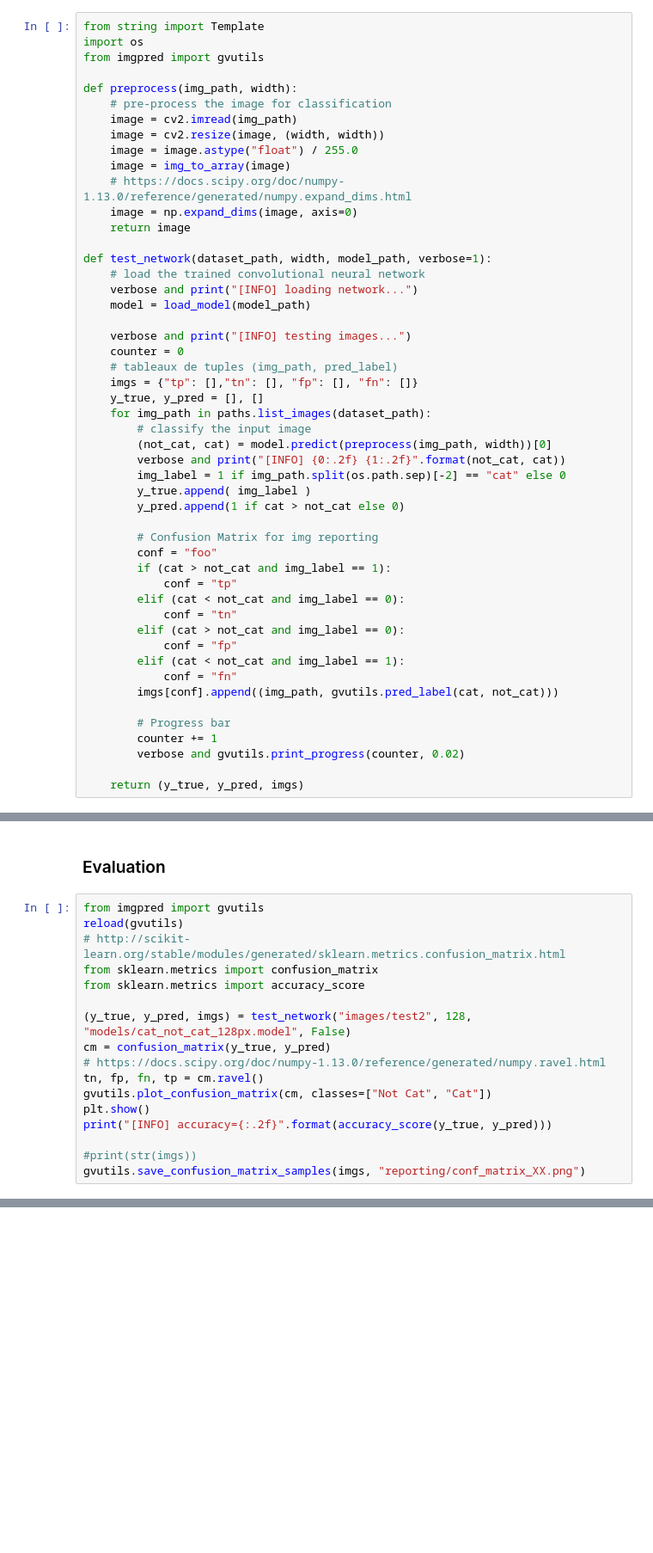
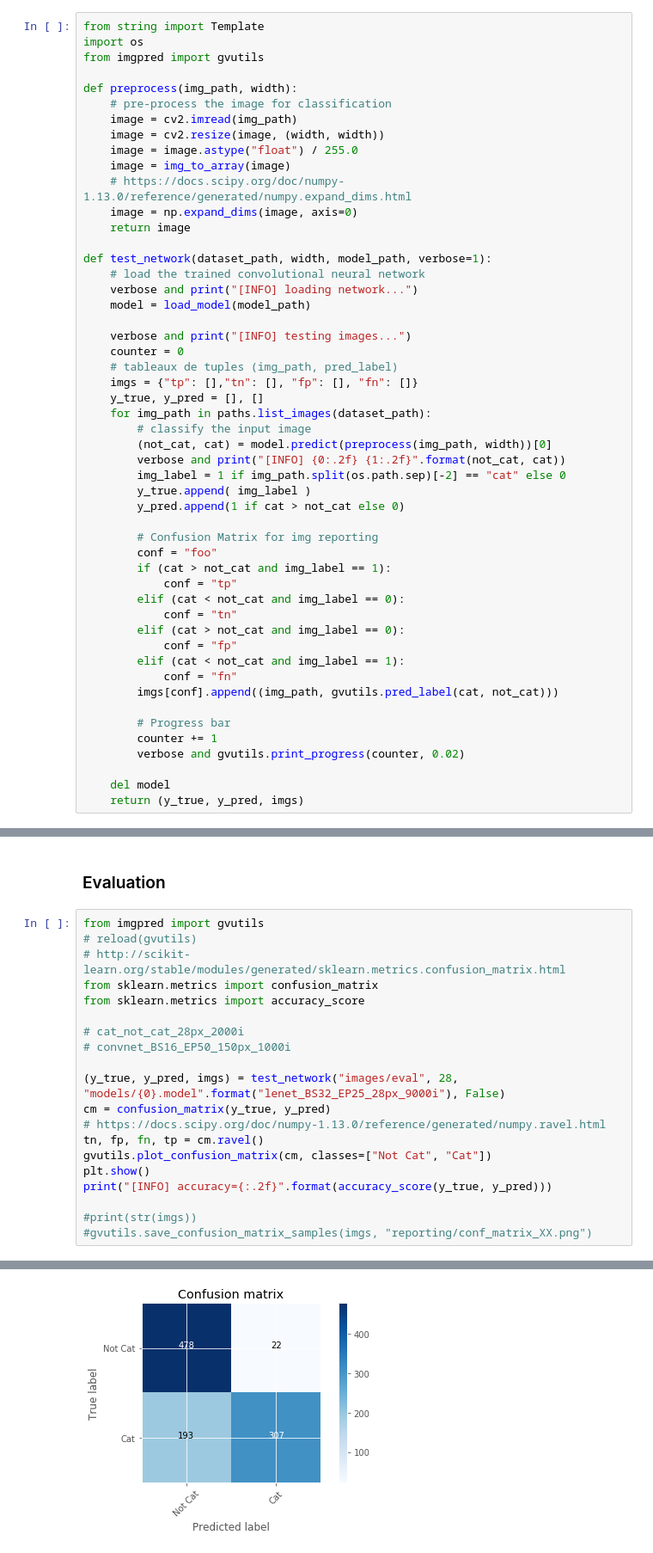
Before and after one commit to gabrielvv/imgpred, a Jupyter notebook: Image Classification.ipynb, the cells around one changed output, grey strips where cells are left out. Shown at 86% size. Drawn from its saved outputs; the diff is of its cells as text; blank space fills up the shorter version.

```diff
--- a/Image Classification.ipynb
+++ b/Image Classification.ipynb
@@ -365,4 +442,5 @@ def test_network(dataset_path, width, model_path, verbose=1):
         counter += 1
         verbose and gvutils.print_progress(counter, 0.02)
 
+    del model
     return (y_true, y_pred, imgs)
@@ -390,12 +558,15 @@ gvutils.imgs_stats("images")
 ### Evaluation
 # %%
 from imgpred import gvutils
-reload(gvutils)
+# reload(gvutils)
 # http://scikit-learn.org/stable/modules/generated/sklearn.metrics.confusion_matrix.html
 from sklearn.metrics import confusion_matrix
 from sklearn.metrics import accuracy_score
 
-(y_true, y_pred, imgs) = test_network("images/test2", 128, "models/cat_not_cat_128px.model", False)
+# cat_not_cat_28px_2000i
+# convnet_BS16_EP50_150px_1000i
+
+(y_true, y_pred, imgs) = test_network("images/eval", 28, "models/{0}.model".format("lenet_BS32_EP25_28px_9000i"), False)
 cm = confusion_matrix(y_true, y_pred)
 # https://docs.scipy.org/doc/numpy-1.13.0/reference/generated/numpy.ravel.html
 tn, fp, fn, tp = cm.ravel()
@@ -404,4 +575,5 @@ plt.show()
 print("[INFO] accuracy={:.2f}".format(accuracy_score(y_true, y_pred)))
 
 #print(str(imgs))
-gvutils.save_confusion_matrix_samples(imgs, "reporting/conf_matrix_XX.png")
+#gvutils.save_confusion_matrix_samples(imgs, "reporting/conf_matrix_XX.png")
+# %% [output]
@@ -407,0 +583 @@ gvutils.save_confusion_matrix_samples(imgs, "reporting/conf_matrix_XX.png")
+[figure, added]
```
Also changed, not shown: parts of 43 cells of this notebook, 27 other files.
